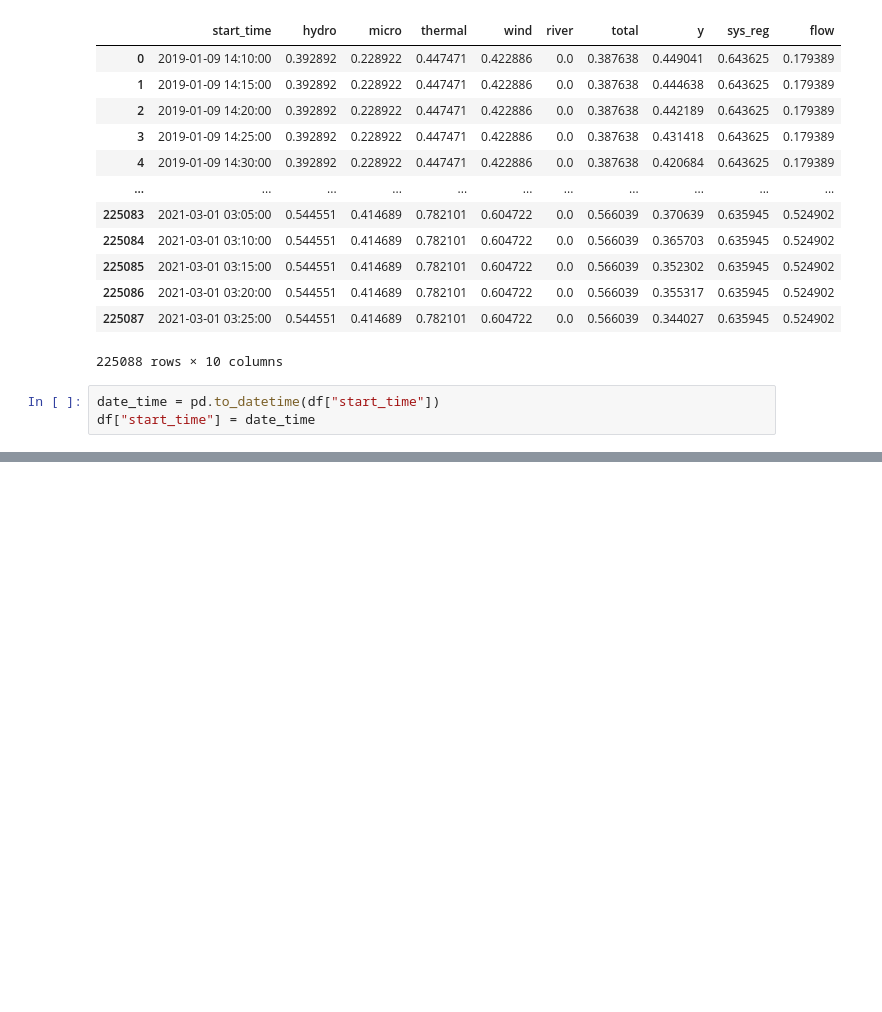
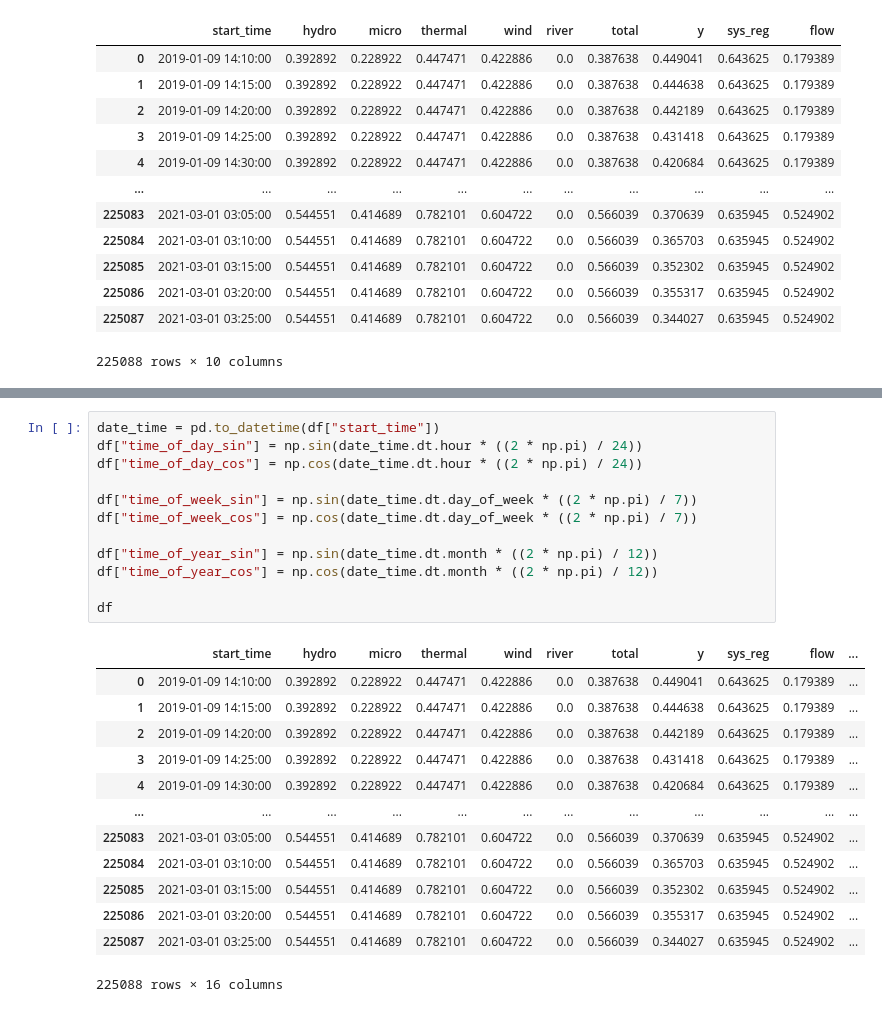
Before and after one commit to AnmolS99/Time-Series-Forecasting, a Jupyter notebook: preprocessing.ipynb, the cells around one changed output, grey strips where cells are left out. Cells and saved outputs as stored; diff of their text form; blank space fills up the shorter version.

```diff
--- a/preprocessing.ipynb
+++ b/preprocessing.ipynb
@@ -92,6 +92,3 @@ df
 | 225086 | 2021-03-01 03:20:00 | 0.544551 | 0.414689 | 0.782101 | 0.604722 | 0.0 | 0.566039 | 0.355317 | 0.635945 | 0.524902 |
 | 225087 | 2021-03-01 03:25:00 | 0.544551 | 0.414689 | 0.782101 | 0.604722 | 0.0 | 0.566039 | 0.344027 | 0.635945 | 0.524902 |
 225088 rows × 10 columns
-# %%
-date_time = pd.to_datetime(df["start_time"])
-df["start_time"] = date_time
@@ -110,0 +95,26 @@ Name: start_time, Length: 225088, dtype: datetime64[ns]
+# %%
+date_time = pd.to_datetime(df["start_time"])
+df["time_of_day_sin"] = np.sin(date_time.dt.hour * ((2 * np.pi) / 24))
+df["time_of_day_cos"] = np.cos(date_time.dt.hour * ((2 * np.pi) / 24))
+
+df["time_of_week_sin"] = np.sin(date_time.dt.day_of_week * ((2 * np.pi) / 7))
+df["time_of_week_cos"] = np.cos(date_time.dt.day_of_week * ((2 * np.pi) / 7))
+
+df["time_of_year_sin"] = np.sin(date_time.dt.month * ((2 * np.pi) / 12))
+df["time_of_year_cos"] = np.cos(date_time.dt.month * ((2 * np.pi) / 12))
+
+df
+# %% [output]
+|  | start_time | hydro | micro | thermal | wind | river | total | y | sys_reg | flow | ... |
+| 0 | 2019-01-09 14:10:00 | 0.392892 | 0.228922 | 0.447471 | 0.422886 | 0.0 | 0.387638 | 0.449041 | 0.643625 | 0.179389 | ... |
+| 1 | 2019-01-09 14:15:00 | 0.392892 | 0.228922 | 0.447471 | 0.422886 | 0.0 | 0.387638 | 0.444638 | 0.643625 | 0.179389 | ... |
+| 2 | 2019-01-09 14:20:00 | 0.392892 | 0.228922 | 0.447471 | 0.422886 | 0.0 | 0.387638 | 0.442189 | 0.643625 | 0.179389 | ... |
+| 3 | 2019-01-09 14:25:00 | 0.392892 | 0.228922 | 0.447471 | 0.422886 | 0.0 | 0.387638 | 0.431418 | 0.643625 | 0.179389 | ... |
+| 4 | 2019-01-09 14:30:00 | 0.392892 | 0.228922 | 0.447471 | 0.422886 | 0.0 | 0.387638 | 0.420684 | 0.643625 | 0.179389 | ... |
+| ... | ... | ... | ... | ... | ... | ... | ... | ... | ... | ... | ... |
+| 225083 | 2021-03-01 03:05:00 | 0.544551 | 0.414689 | 0.782101 | 0.604722 | 0.0 | 0.566039 | 0.370639 | 0.635945 | 0.524902 | ... |
+| 225084 | 2021-03-01 03:10:00 | 0.544551 | 0.414689 | 0.782101 | 0.604722 | 0.0 | 0.566039 | 0.365703 | 0.635945 | 0.524902 | ... |
+| 225085 | 2021-03-01 03:15:00 | 0.544551 | 0.414689 | 0.782101 | 0.604722 | 0.0 | 0.566039 | 0.352302 | 0.635945 | 0.524902 | ... |
+| 225086 | 2021-03-01 03:20:00 | 0.544551 | 0.414689 | 0.782101 | 0.604722 | 0.0 | 0.566039 | 0.355317 | 0.635945 | 0.524902 | ... |
+| 225087 | 2021-03-01 03:25:00 | 0.544551 | 0.414689 | 0.782101 | 0.604722 | 0.0 | 0.566039 | 0.344027 | 0.635945 | 0.524902 | ... |
+225088 rows × 16 columns
```
Also changed, not shown: parts of 5 cells of this notebook, 1 other file.
